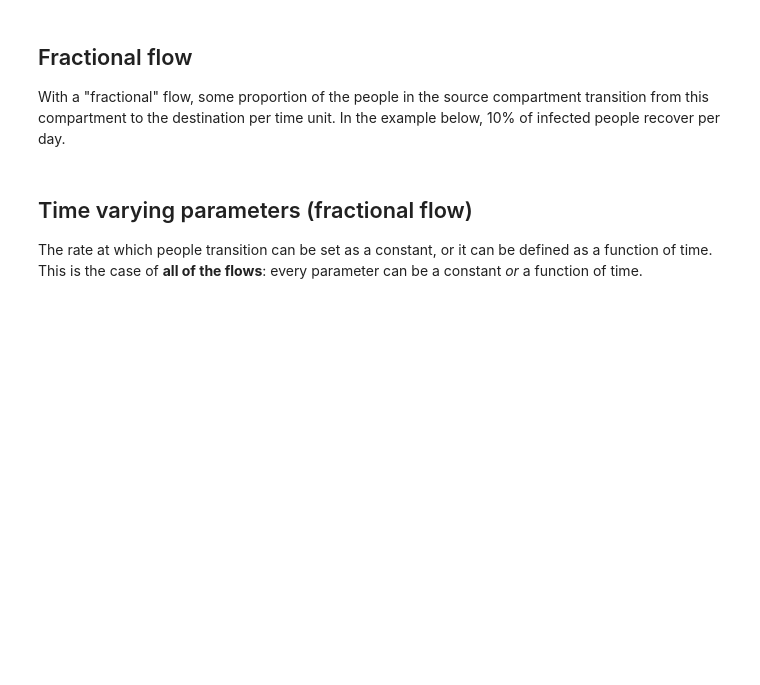
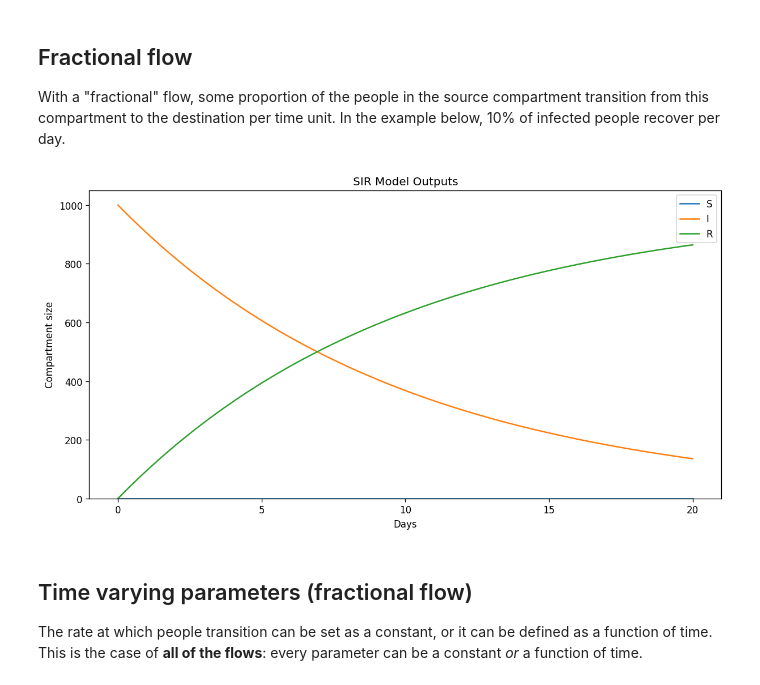
Before and after one commit to monash-emu/summer, a Jupyter notebook: docs/examples/3-flow-types.ipynb, the cells around one changed output. Drawn from its saved outputs; the diff is of its cells as text; code cells hidden in the pictures; blank space fills up the shorter version.

```diff
--- a/docs/examples/3-flow-types.ipynb
+++ b/docs/examples/3-flow-types.ipynb
@@ -53,12 +53,14 @@ With a "fractional" flow, some proportion of the people in the source compartmen
 # %%
 model = build_model()
 model.set_initial_population(distribution={"I": 1000})
 
 # Add a recovery flow where 10% of the source recover per time unit.
-model.add_fractional_flow("recovery", fractional_rate=0.1, source="I", dest="R")
+model.add_standard_transition_flow("recovery", fractional_rate=0.1, source="I", dest="R")
 
 model.run()
 plot_compartments(model)
+# %% [output]
+[figure, added]
 # %% [markdown]
 ## Time varying parameters (fractional flow)
 
```
Also changed, not shown: parts of 10 cells of this notebook, 9 other files.
